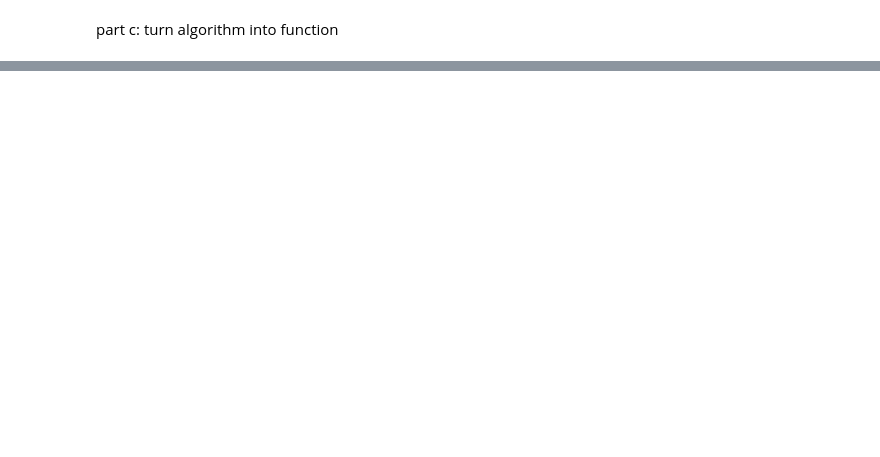
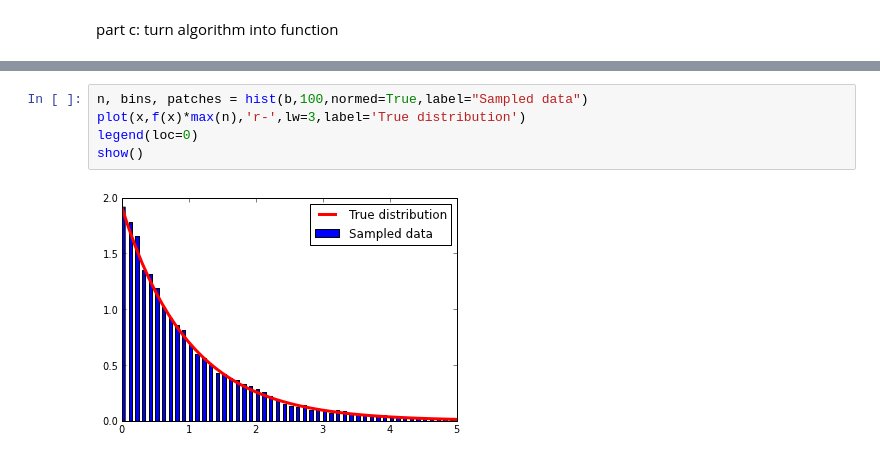
Before and after one commit to jruncoPHYS202/PHYS202-S13, a Jupyter notebook: week8/RandomNumberMonteCarlo.ipynb, the cells around one changed output, grey strips where cells are left out. Drawn from its saved outputs; the diff is of its cells as text; blank space fills up the shorter version.

```diff
--- a/week8/RandomNumberMonteCarlo.ipynb
+++ b/week8/RandomNumberMonteCarlo.ipynb
@@ -195,0 +232,7 @@ def distribute1D(x,prob,N): #prob values of f(x)
+# %%
+n, bins, patches = hist(b,100,normed=True,label="Sampled data")
+plot(x,f(x)*max(n),'r-',lw=3,label='True distribution')
+legend(loc=0)
+show()
+# %% [output]
+[figure, added]
```
Also changed, not shown: parts of 16 cells of this notebook.
